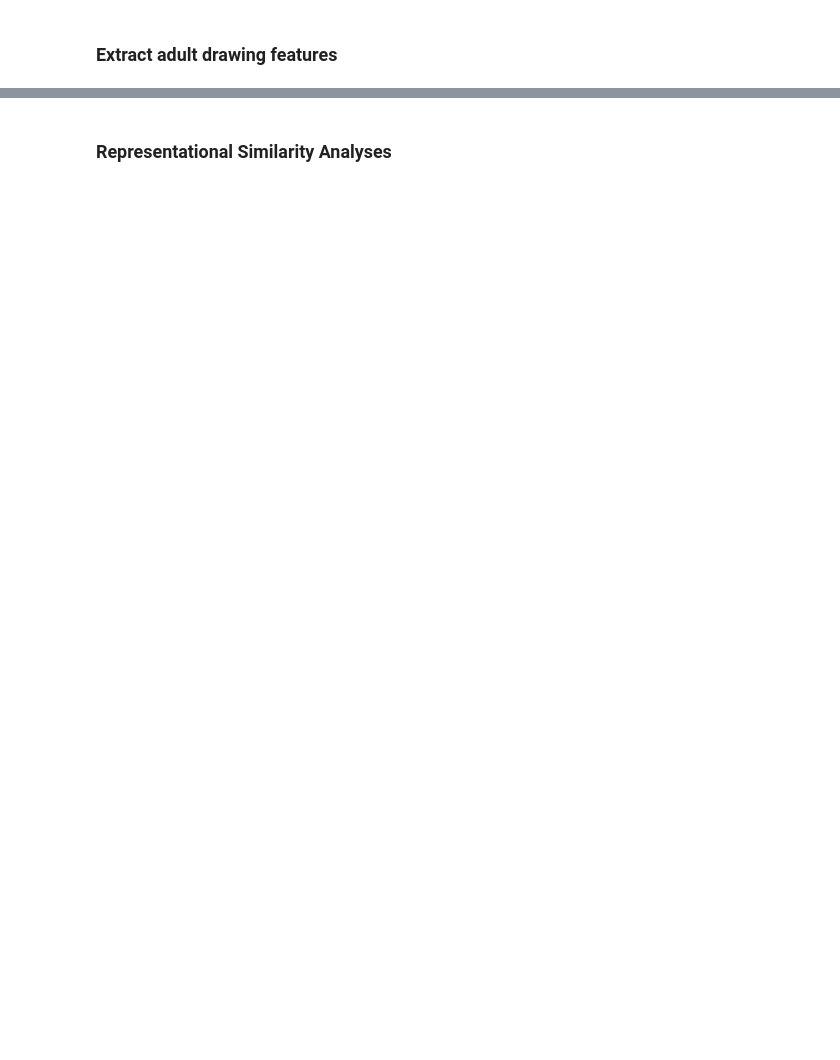
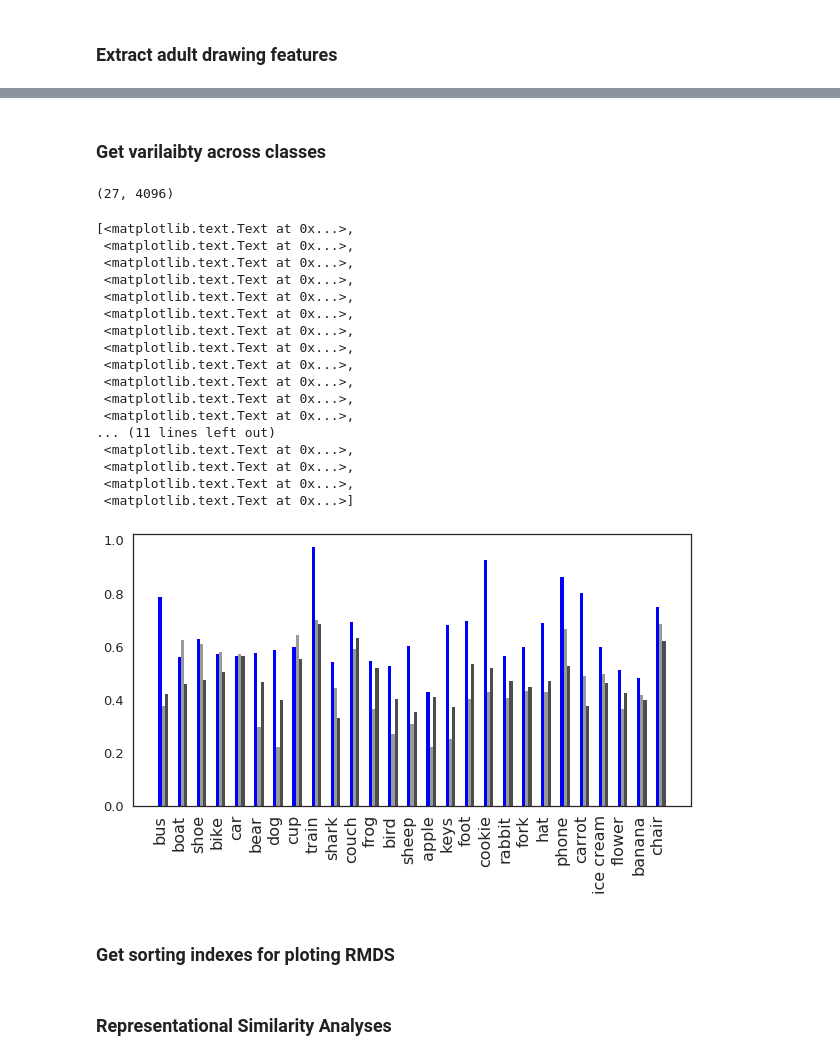
Before and after one commit to brialorelle/kiddraw, a Jupyter notebook: analysis/museumdraw/python/analyze_features_museumdraw_e1_bria.ipynb, the cells around one changed output, grey strips where cells are left out. Cells and saved outputs as stored; diff of their text form; code cells hidden in the pictures; blank space fills up the shorter version.

```diff
--- a/analysis/museumdraw/python/analyze_features_museumdraw_e1_bria.ipynb
+++ b/analysis/museumdraw/python/analyze_features_museumdraw_e1_bria.ipynb
@@ -314,0 +391,56 @@ AF, AM = load_adult_features(6,sufficient_data_labels)
+# %% [markdown]
+### Get varilaibty across classes
+# %%
+def get_class_ed(X, labels):
+    # load in and normalize features
+    _mu = np.zeros((len(np.unique(labels)), np.shape(X)[1]))
+    X = normalize(X)
+    for vi, v in enumerate(np.unique(np.asarray(labels))):
+        Xv = X[labels == v]
+        nv = float(Xv.shape[0])
+        if nv > 0:
+            _mu[vi] = Xv.std(0)
+    return _mu
+# %% [output]
+(27, 4096)
+# %%
+std_adult = get_class_std(AF, AM.label.values)
+avg_std_adult = np.mean(std_adult,1)
+
+std_older = get_class_std(KF_older, KM_older.label.values)
+avg_std_older = np.mean(std_older,1)
+
+std_younger = get_class_std(KF_younger, KM_younger.label.values)
+avg_std_younger = np.mean(std_younger,1)
+# %%
+sns.set_context('talk')
+sns.set_style('white')
+fig, ax = plt.subplots(figsize=(10,5))
+width=.5
+
+ax.bar(np.arange(0,27)+width*2/3,avg_std_younger[sortInd], width/3, color=[0.3, 0.3, 0.3])
+ax.bar(np.arange(0,27)+width*1/3,avg_std_older[sortInd], width/3, color=[0.6, 0.6, 0.6])
+ax.bar(np.arange(0,27),avg_std_adult[sortInd], width/3, color=[0, 0, 1])
+ax.set_xticks(np.arange(0,27))
+ax.set_xticklabels(uniqueLabels[sortInd],fontsize=16,rotation='vertical')
+# %% [output]
+[<matplotlib.text.Text at 0x...>,
+ <matplotlib.text.Text at 0x...>,
+ <matplotlib.text.Text at 0x...>,
+ <matplotlib.text.Text at 0x...>,
+ <matplotlib.text.Text at 0x...>,
+ <matplotlib.text.Text at 0x...>,
+ <matplotlib.text.Text at 0x...>,
+ <matplotlib.text.Text at 0x...>,
+ <matplotlib.text.Text at 0x...>,
+ <matplotlib.text.Text at 0x...>,
+ <matplotlib.text.Text at 0x...>,
+ <matplotlib.text.Text at 0x...>,
+... (11 lines left out)
+ <matplotlib.text.Text at 0x...>,
+ <matplotlib.text.Text at 0x...>,
+ <matplotlib.text.Text at 0x...>,
+ <matplotlib.text.Text at 0x...>]
+[figure, added]
+# %% [markdown]
+### Get sorting indexes for ploting RMDS
```
Also changed, not shown: parts of 54 cells of this notebook.
